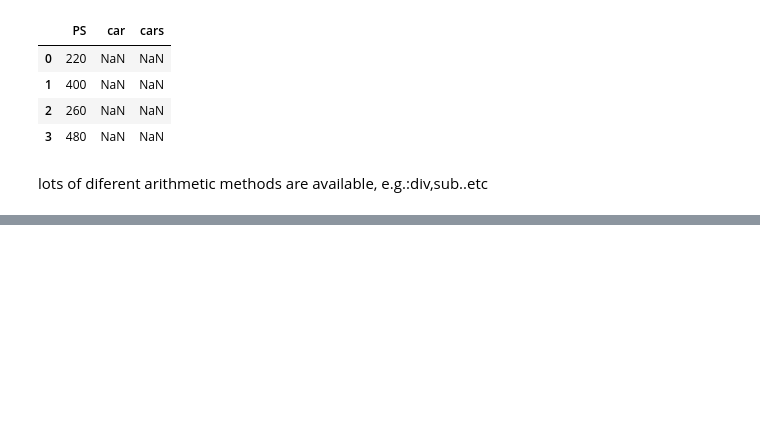
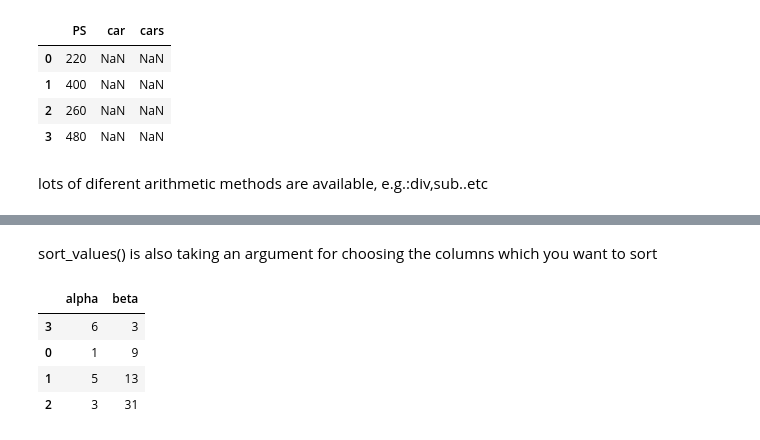
Before and after one commit to NiklasGoettel/Quarto_Website, a Jupyter notebook: pandas.ipynb, the cells around one changed output, grey strips where cells are left out. Cells and saved outputs as stored; diff of their text form; code cells hidden in the pictures; blank space fills up the shorter version.

```diff
--- a/pandas.ipynb
+++ b/pandas.ipynb
@@ -514,0 +562,11 @@ lots of diferent arithmetic methods are available, e.g.:div,sub..etc
+# %% [markdown]
+sort_values() is also taking an argument for choosing the columns which you want to sort
+# %%
+second_frame=pd.DataFrame({"alpha":[1,5,3,6],"beta":[9,13,31,3]})
+second_frame.sort_values("beta")
+# %% [output]
+|  | alpha | beta |
+| 3 | 6 | 3 |
+| 0 | 1 | 9 |
+| 1 | 5 | 13 |
+| 2 | 3 | 31 |
```
Also changed, not shown: parts of 32 cells of this notebook, 21 other files.
